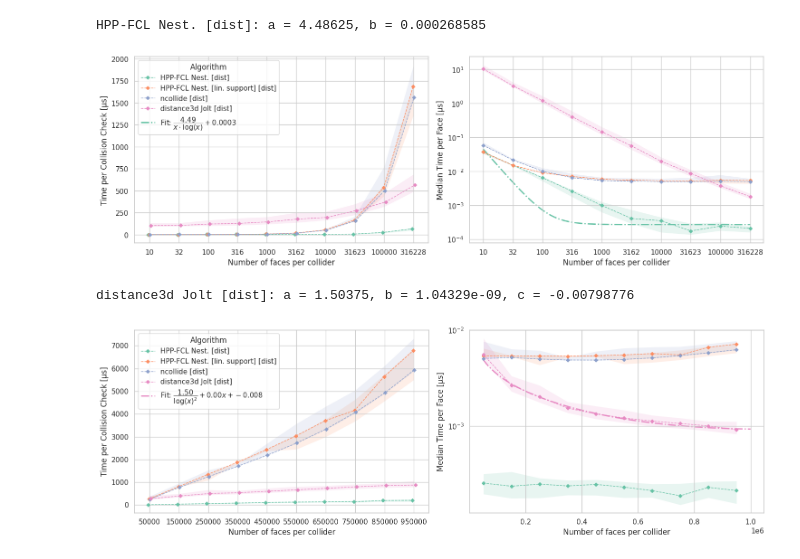
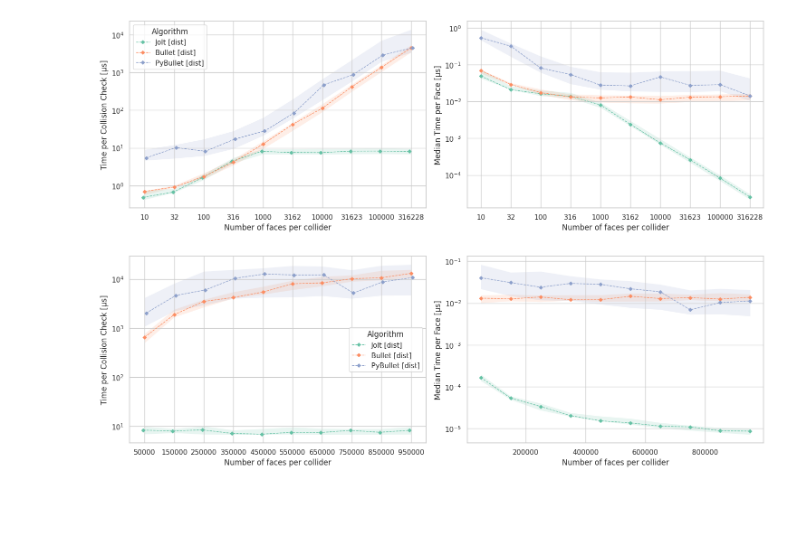
Before and after one commit to ThiloU/collision-comparison, a Jupyter notebook: compare-python/analyze_new/analysis_icospheres.ipynb, the cells around one changed output. Drawn from its saved outputs; the diff is of its cells as text; code cells hidden in the pictures; blank space fills up the shorter version.

```diff
--- a/compare-python/analyze_new/analysis_icospheres.ipynb
+++ b/compare-python/analyze_new/analysis_icospheres.ipynb
@@ -37,11 +37,17 @@ BASE_VERTICES = 1
 GROWTH_FACTOR = 4
 
 
+# algos_to_compare = [
+#     "distance3d Jolt (distance)",
+#     "ncollide_distance",
+#     "FCL distance",
+#     "FCL distance linear support",
+# ]
+
 algos_to_compare = [
-    "distance3d Jolt (distance)",
-    "ncollide_distance",
-    "FCL distance",
-    "FCL distance linear support",
+    "Jolt distance",
+    "Pybullet",
+    "Bullet distance",
 ]
 
 # algos with log. support funcs.:
@@ -103,7 +109,7 @@ palette = dict(zip(pretty_names, sns.color_palette('Set2', n_colors=len(pretty_n
 fig, ax = plt.subplots(1,2, figsize=(15, 5))
 # Log scales must be set BEFORE plotting so native_scale positioning accounts for them
 ax[0].set_xscale('log')
-# ax.set_yscale('log')
+ax[0].set_yscale('log')
 
 # sns.boxplot(
 #     data=df_long, x='FaceCount', y='Value',
@@ -169,7 +175,8 @@ add_iqr_band(ax[1], df_long, 'FaceCount', 'TimePerFace', 'PrettyName', pretty_na
 #     fliersize=2, width=0.5, ax=ax[1]
 # )
 
-algo_to_fit = "FCL distance"
+algo_to_fit = ""
+# algo_to_fit = "FCL distance"
 # algo_to_fit = "ncollide_distance"
 from scipy.optimize import curve_fit
 
@@ -229,8 +236,7 @@ ax[1].legend().remove()
 
 plt.tight_layout()
 # %% [output]
-HPP-FCL Nest. [dist]: a = 4.48625, b = 0.000268585
-[figure, old version]
+[figure, new version]
 # %%
 # Same plots, but for the very-high-vertex-count benchmark:
 
@@ -270,8 +276,8 @@ palette = dict(zip(pretty_names, sns.color_palette('Set2', n_colors=len(pretty_n
 fig, ax = plt.subplots(1,2, figsize=(15, 5))
 
 # Log scales must be set BEFORE plotting so native_scale positioning accounts for them
-# ax.set_xscale('log')
-# ax.set_yscale('log')
+# ax[0].set_xscale('log')
+ax[0].set_yscale('log')
 
 # sns.boxplot(
 #     data=df_high_plot, x='FaceCount', y='Value',
@@ -373,32 +379,31 @@ for algo_to_fit in algos_to_fit:
         label="Fit: $\\dfrac{%5.2f}{\\log(x)^2} + %5.2f x + %5.3f$" % (a,b,c),
         # label="Fit: $%5.2f \\log(x)^2 + %5.4f x %5.2f$" % (a,b,c),
     )[0])
     print(f"{fit_name}: a = {a:.6g}, b = {b:.6g}, c = {c:.6g}")
 
 
 ax[1].grid(True)
 # ax.set_aspect('equal', adjustable='box')
 ax[1].set_xlabel("Number of faces per collider")
 ax[1].set_ylabel("Median Time per Face [µs]")
 
 # ax[1].set_xticks(face_order)
 # ax[1].set_xticklabels([str(v) for v in face_order])
 # ax[1].minorticks_off()
 
 # manually add the fit lines to the legend of the left plot:
 handles, labels = ax[0].get_legend_handles_labels()
 for fit_line in fit_lines:
     handles.append(fit_line)
     labels.append(fit_line.get_label())
 
 if len(algos_to_compare) > 1:
     ax[0].legend(handles=handles, labels=labels, title='Algorithm', loc='best', ncol=1)
 else:
     ax[0].legend().remove()
 
 ax[1].legend().remove()
 
 plt.tight_layout()
 # %% [output]
-distance3d Jolt [dist]: a = 1.50375, b = 1.04329e-09, c = -0.00798776
-[figure, old version]
+[figure, new version]
```
Also changed, not shown: parts of 1 cell of this notebook, 4 other files.
